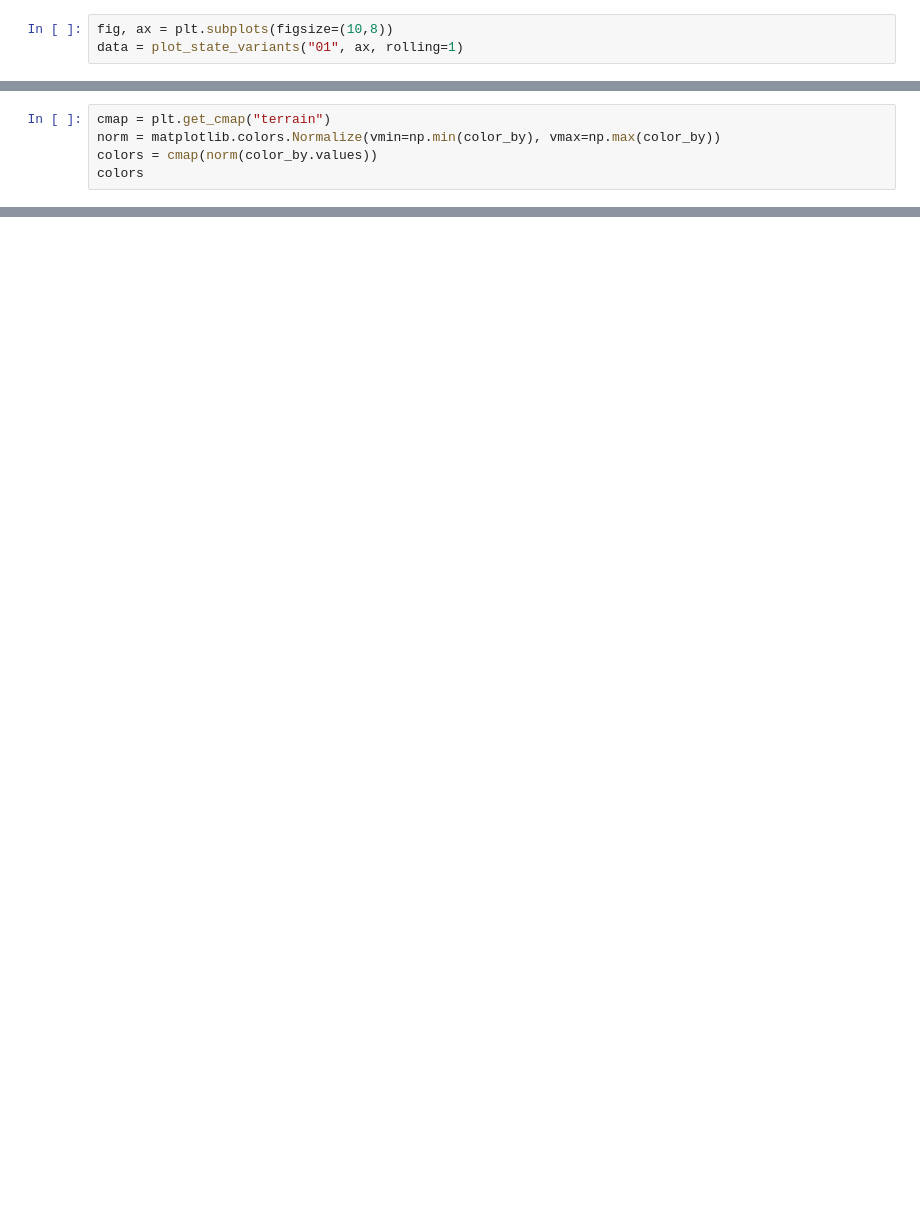
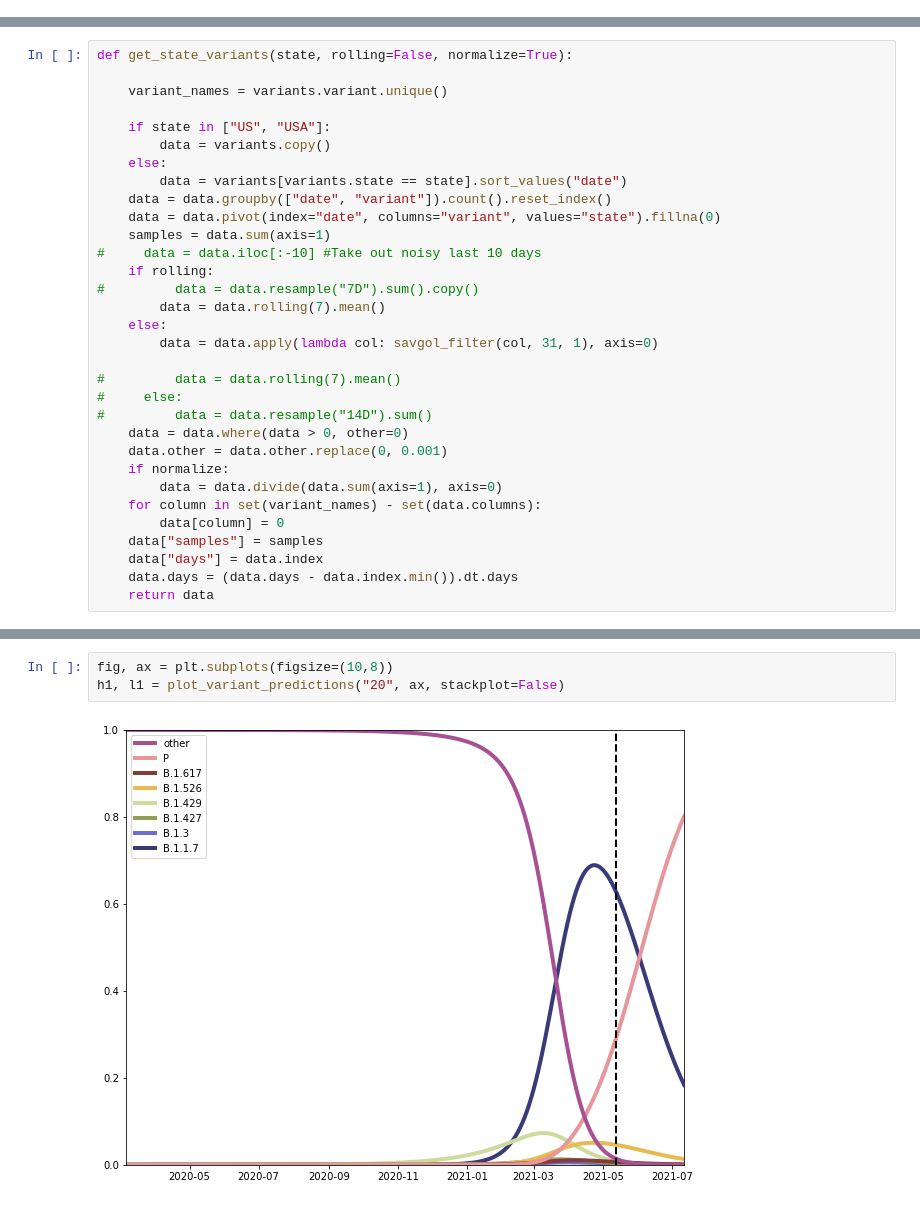
Before and after one commit to itsyosef/bionetworks, a Jupyter notebook: covid/notebooks/variant_muller_projection.ipynb, the cells around one changed output, grey strips where cells are left out. Saved outputs shown, nothing was run; the diff lists cells and outputs as text; blank space fills up the shorter version.

```diff
--- a/covid/notebooks/variant_muller_projection.ipynb
+++ b/covid/notebooks/variant_muller_projection.ipynb
@@ -172,3 +0,0 @@ def plot_state_variants(state, ax, rolling=False):
-# %%
-fig, ax = plt.subplots(figsize=(10,8))
-data = plot_state_variants("01", ax, rolling=1)
@@ -399,5 +0,0 @@ import matplotlib
-# %%
-cmap = plt.get_cmap("terrain")
-norm = matplotlib.colors.Normalize(vmin=np.min(color_by), vmax=np.max(color_by))
-colors = cmap(norm(color_by.values))
-colors
@@ -426,0 +181,32 @@ ValueError: array([[0.        , 0.66078431, 0.81764706, 1.        ]]) does not l
+# %%
+def get_state_variants(state, rolling=False, normalize=True):
+
+    variant_names = variants.variant.unique()
+
+    if state in ["US", "USA"]:
+        data = variants.copy()
+    else:
+        data = variants[variants.state == state].sort_values("date")
+    data = data.groupby(["date", "variant"]).count().reset_index()
+    data = data.pivot(index="date", columns="variant", values="state").fillna(0)
+    samples = data.sum(axis=1)
+#     data = data.iloc[:-10] #Take out noisy last 10 days
+    if rolling:
+#         data = data.resample("7D").sum().copy()
+        data = data.rolling(7).mean()
+    else:
+        data = data.apply(lambda col: savgol_filter(col, 31, 1), axis=0)
+
+#         data = data.rolling(7).mean()
+#     else:
+#         data = data.resample("14D").sum()
+    data = data.where(data > 0, other=0)
+    data.other = data.other.replace(0, 0.001)
+    if normalize:
+        data = data.divide(data.sum(axis=1), axis=0)
+    for column in set(variant_names) - set(data.columns):
+        data[column] = 0
+    data["samples"] = samples
+    data["days"] = data.index
+    data.days = (data.days - data.index.min()).dt.days
+    return data
@@ -426,0 +275,5 @@ ValueError: array([[0.        , 0.66078431, 0.81764706, 1.        ]]) does not l
+# %%
+fig, ax = plt.subplots(figsize=(10,8))
+h1, l1 = plot_variant_predictions("20", ax, stackplot=False)
+# %% [output]
+[figure, added]
```
Also changed, not shown: parts of 39 cells of this notebook, 6 other files.
